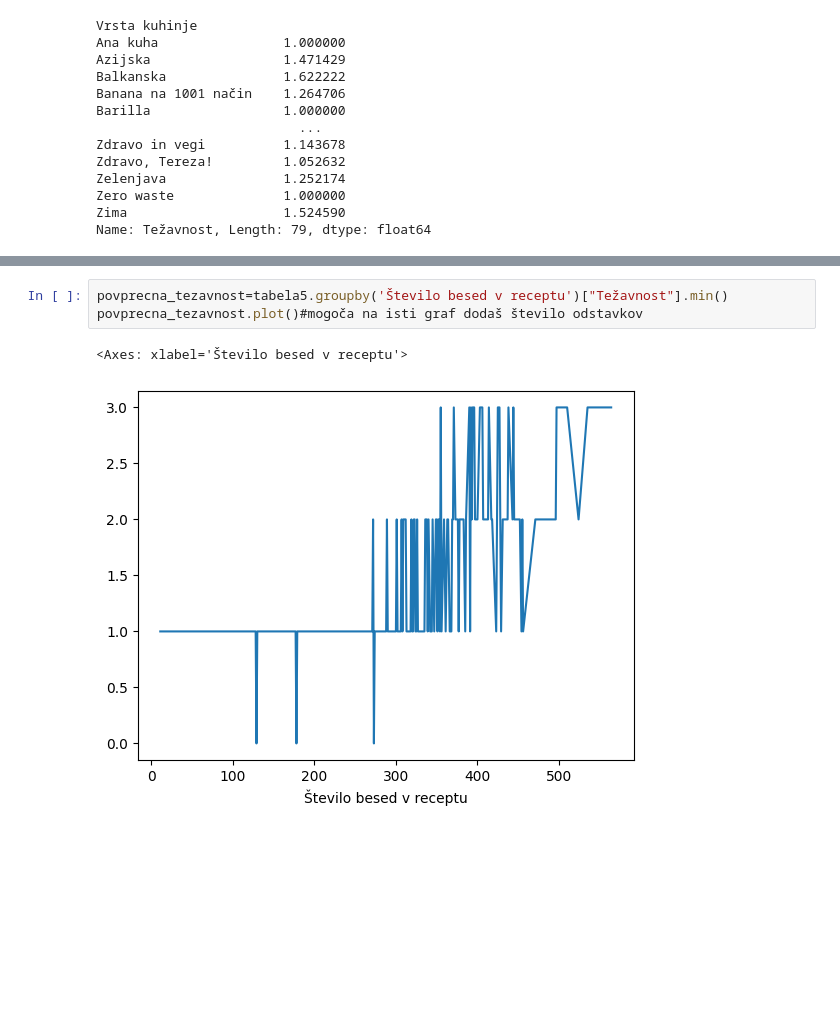
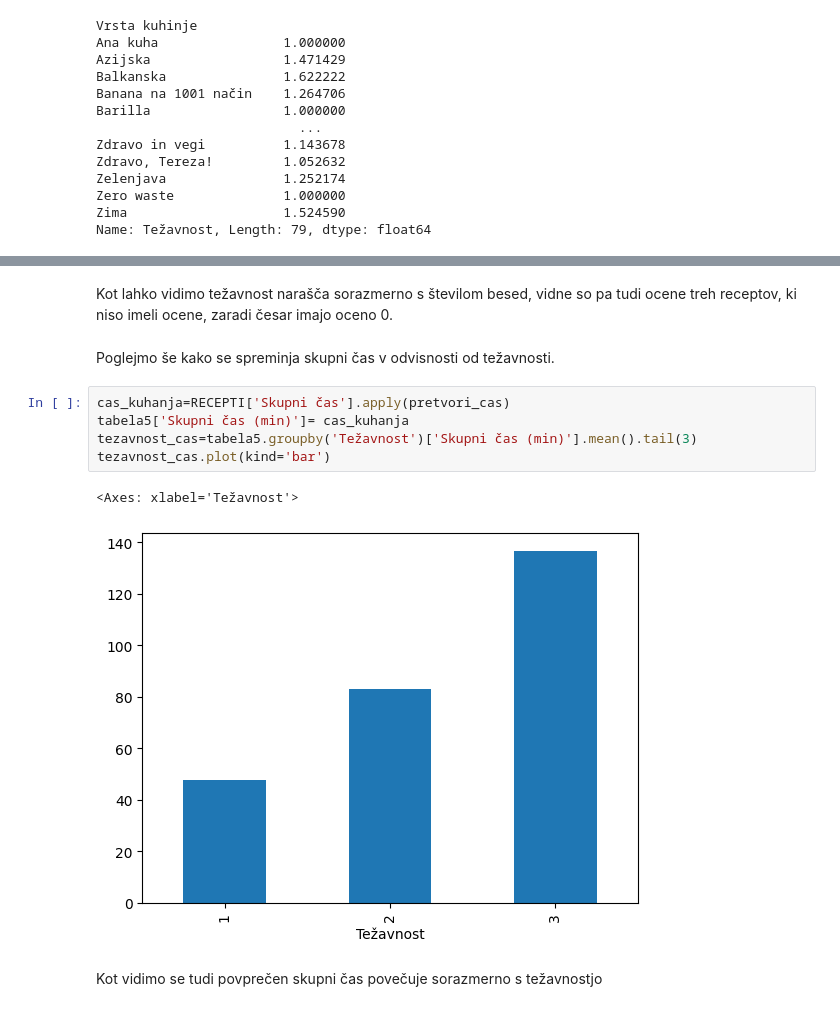
Before and after one commit to M4XiR/Seminarska-naloga-UVP, a Jupyter notebook: analiza.ipynb, the cells around one changed output, grey strips where cells are left out. Drawn from its saved outputs; the diff is of its cells as text; blank space fills up the shorter version.

```diff
--- a/analiza.ipynb
+++ b/analiza.ipynb
@@ -177,6 +168,14 @@ tabela5
-# %%
-povprecna_tezavnost=tabela5.groupby('Število besed v receptu')["Težavnost"].min()
-povprecna_tezavnost.plot()#mogoča na isti graf dodaš število odstavkov
-# %% [output]
-<Axes: xlabel='Število besed v receptu'>
-[figure, removed]
+# %% [markdown]
+Kot lahko vidimo težavnost narašča sorazmerno s številom besed, vidne so pa tudi ocene treh receptov, ki niso imeli ocene, zaradi česar imajo oceno 0.
+# %% [markdown]
+Poglejmo še kako se spreminja skupni čas v odvisnosti od težavnosti.
+# %%
+cas_kuhanja=RECEPTI['Skupni čas'].apply(pretvori_cas)
+tabela5['Skupni čas (min)']= cas_kuhanja
+tezavnost_cas=tabela5.groupby('Težavnost')['Skupni čas (min)'].mean().tail(3)
+tezavnost_cas.plot(kind='bar')
+# %% [output]
+<Axes: xlabel='Težavnost'>
+[figure, added]
+# %% [markdown]
+Kot vidimo se tudi povprečen skupni čas povečuje sorazmerno s težavnostjo
```
Also changed, not shown: parts of 9 cells of this notebook.
